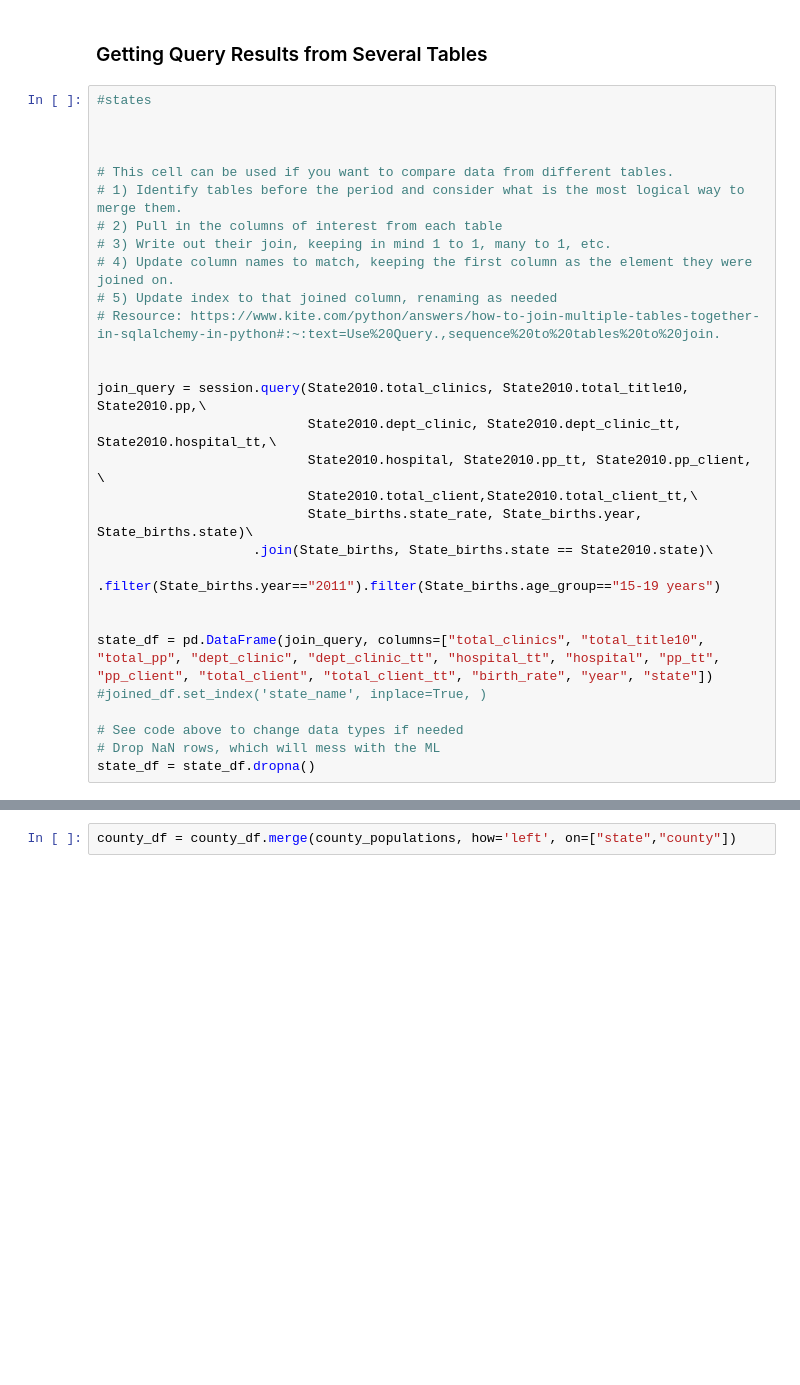
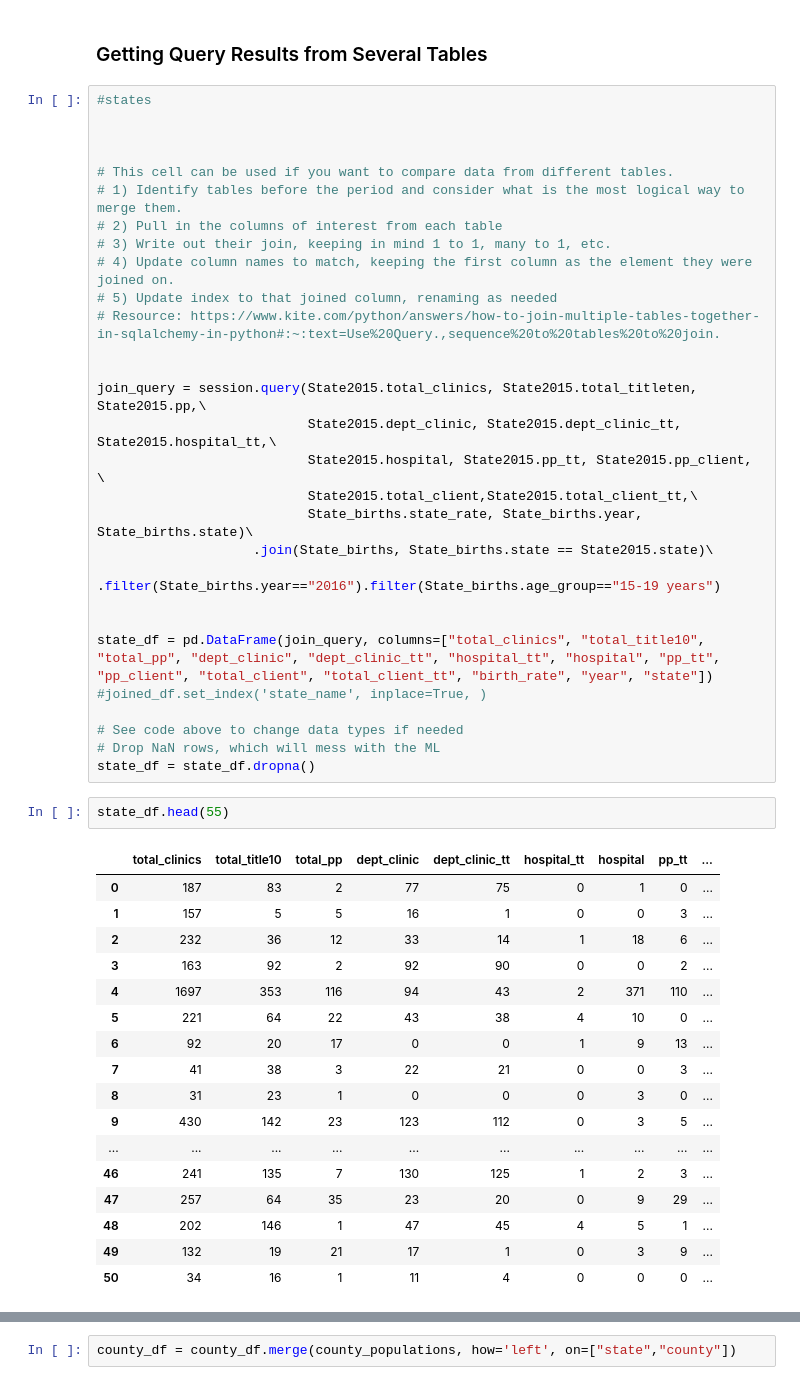
Before and after one commit to catielutz/DWP-Dashboard, a Jupyter notebook: static/data/Machine Learning--LH.ipynb, the cells around one changed output, grey strips where cells are left out. Cells and saved outputs as stored; diff of their text form; blank space fills up the shorter version.

```diff
--- a/static/data/Machine Learning--LH.ipynb
+++ b/static/data/Machine Learning--LH.ipynb
@@ -178,13 +180,13 @@ dtype: object
 # Resource: https://www.kite.com/python/answers/how-to-join-multiple-tables-together-in-sqlalchemy-in-python#:~:text=Use%20Query.,sequence%20to%20tables%20to%20join.
 
 
-join_query = session.query(State2010.total_clinics, State2010.total_title10, State2010.pp,\
-                           State2010.dept_clinic, State2010.dept_clinic_tt, State2010.hospital_tt,\
-                           State2010.hospital, State2010.pp_tt, State2010.pp_client, \
-                           State2010.total_client,State2010.total_client_tt,\
+join_query = session.query(State2015.total_clinics, State2015.total_titleten, State2015.pp,\
+                           State2015.dept_clinic, State2015.dept_clinic_tt, State2015.hospital_tt,\
+                           State2015.hospital, State2015.pp_tt, State2015.pp_client, \
+                           State2015.total_client,State2015.total_client_tt,\
                            State_births.state_rate, State_births.year, State_births.state)\
-                    .join(State_births, State_births.state == State2010.state)\
-                    .filter(State_births.year=="2011").filter(State_births.age_group=="15-19 years")
+                    .join(State_births, State_births.state == State2015.state)\
+                    .filter(State_births.year=="2016").filter(State_births.age_group=="15-19 years")
 
 
 state_df = pd.DataFrame(join_query, columns=["total_clinics", "total_title10", "total_pp", "dept_clinic", "dept_clinic_tt", "hospital_tt", "hospital", "pp_tt", "pp_client", "total_client", "total_client_tt", "birth_rate", "year", "state"])
@@ -193,6 +195,26 @@ state_df = pd.DataFrame(join_query, columns=["total_clinics", "total_title10", "
 # See code above to change data types if needed
 # Drop NaN rows, which will mess with the ML
 state_df = state_df.dropna()
+# %%
+state_df.head(55)
+# %% [output]
+|  | total_clinics | total_title10 | total_pp | dept_clinic | dept_clinic_tt | hospital_tt | hospital | pp_tt | ... |
+| 0 | 187 | 83 | 2 | 77 | 75 | 0 | 1 | 0 | ... |
+| 1 | 157 | 5 | 5 | 16 | 1 | 0 | 0 | 3 | ... |
+| 2 | 232 | 36 | 12 | 33 | 14 | 1 | 18 | 6 | ... |
+| 3 | 163 | 92 | 2 | 92 | 90 | 0 | 0 | 2 | ... |
+| 4 | 1697 | 353 | 116 | 94 | 43 | 2 | 371 | 110 | ... |
+| 5 | 221 | 64 | 22 | 43 | 38 | 4 | 10 | 0 | ... |
+| 6 | 92 | 20 | 17 | 0 | 0 | 1 | 9 | 13 | ... |
+| 7 | 41 | 38 | 3 | 22 | 21 | 0 | 0 | 3 | ... |
+| 8 | 31 | 23 | 1 | 0 | 0 | 0 | 3 | 0 | ... |
+| 9 | 430 | 142 | 23 | 123 | 112 | 0 | 3 | 5 | ... |
+| ... | ... | ... | ... | ... | ... | ... | ... | ... | ... |
+| 46 | 241 | 135 | 7 | 130 | 125 | 1 | 2 | 3 | ... |
+| 47 | 257 | 64 | 35 | 23 | 20 | 0 | 9 | 29 | ... |
+| 48 | 202 | 146 | 1 | 47 | 45 | 4 | 5 | 1 | ... |
+| 49 | 132 | 19 | 21 | 17 | 1 | 0 | 3 | 9 | ... |
+| 50 | 34 | 16 | 1 | 11 | 4 | 0 | 0 | 0 | ... |
 # %%
 # counties
 
```
Also changed, not shown: parts of 24 cells of this notebook.
